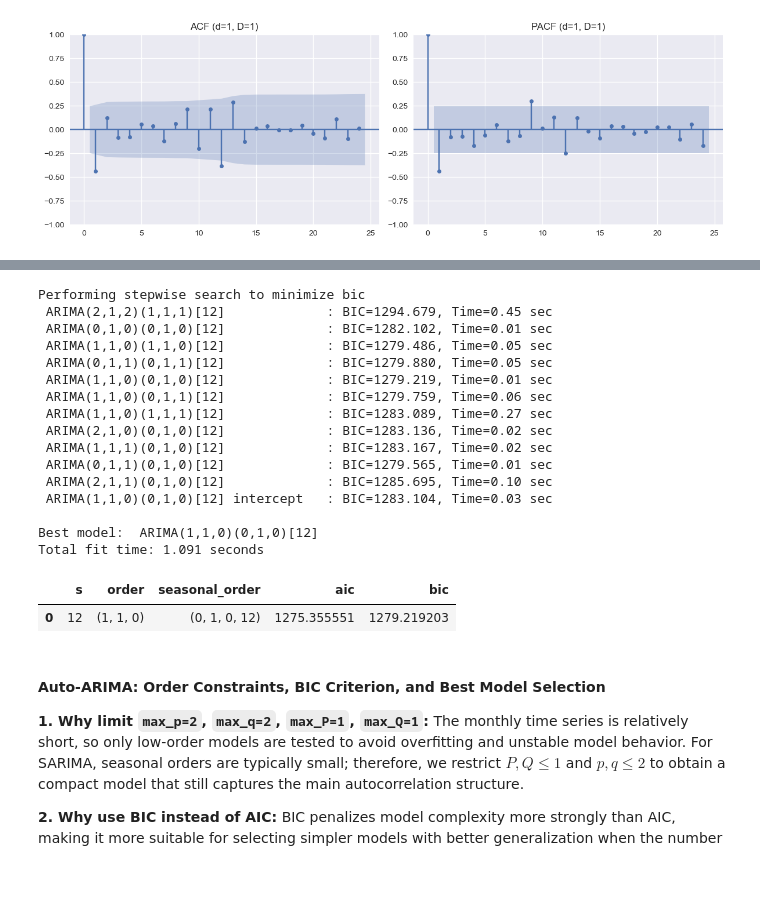
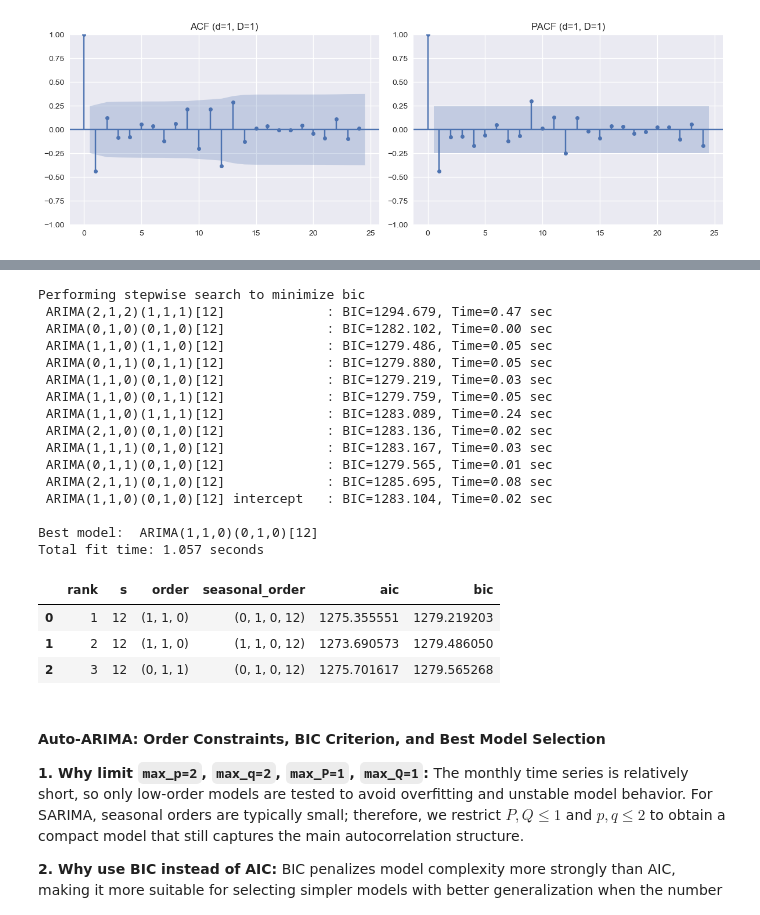
Before and after one commit to HoangPhuc-999/Forecasting-China-EV-Sales, a Jupyter notebook: Notebooks/02_Time_Series_Modeling.ipynb, the cells around one changed output, grey strips where cells are left out. Cells and saved outputs as stored; diff of their text form; code cells hidden in the pictures; blank space fills up the shorter version.

```diff
--- a/Notebooks/02_Time_Series_Modeling.ipynb
+++ b/Notebooks/02_Time_Series_Modeling.ipynb
@@ -162,59 +247,76 @@ s = 12
 d_used = 1
 D_used = 1
 
-model = auto_arima(
+# Get best model + all valid fitted candidates to show top configurations
+fit_results = auto_arima(
     train,
     seasonal=True,
     m=s,
     d=d_used,
     D=D_used,
     max_p=2,
     max_q=2,
     max_P=1,
     max_Q=1,
     information_criterion="bic",
     stepwise=True,
     trace=True,
     error_action="ignore",
     suppress_warnings=True,
     method="lbfgs",
     maxiter=2000,
+    return_valid_fits=True,
 )
 
-summary_table = (
-    pd.DataFrame([
+if isinstance(fit_results, tuple):
+    valid_fits = list(fit_results)
+    model = valid_fits[0]
+else:
+    model = fit_results
+    valid_fits = [model]
+
+summary_rows = []
+for fitted in valid_fits:
+    summary_rows.append(
         {
             "s": s,
-            "order": model.order,
-            "seasonal_order": model.seasonal_order,
-            "aic": model.aic(),
-            "bic": model.bic(),
+            "order": fitted.order,
+            "seasonal_order": fitted.seasonal_order,
+            "aic": fitted.aic(),
+            "bic": fitted.bic(),
         }
-    ])
-    .sort_values(["aic", "bic"])
+    )
+
+summary_table = (
+    pd.DataFrame(summary_rows)
+    .sort_values(["bic", "aic"])
+    .head(3)
     .reset_index(drop=True)
 )
+summary_table.insert(0, "rank", np.arange(1, len(summary_table) + 1))
 
 summary_table
 # %% [output]
 Performing stepwise search to minimize bic
- ARIMA(2,1,2)(1,1,1)[12]             : BIC=1294.679, Time=0.45 sec
- ARIMA(0,1,0)(0,1,0)[12]             : BIC=1282.102, Time=0.01 sec
+ ARIMA(2,1,2)(1,1,1)[12]             : BIC=1294.679, Time=0.47 sec
+ ARIMA(0,1,0)(0,1,0)[12]             : BIC=1282.102, Time=0.00 sec
  ARIMA(1,1,0)(1,1,0)[12]             : BIC=1279.486, Time=0.05 sec
  ARIMA(0,1,1)(0,1,1)[12]             : BIC=1279.880, Time=0.05 sec
- ARIMA(1,1,0)(0,1,0)[12]             : BIC=1279.219, Time=0.01 sec
- ARIMA(1,1,0)(0,1,1)[12]             : BIC=1279.759, Time=0.06 sec
- ARIMA(1,1,0)(1,1,1)[12]             : BIC=1283.089, Time=0.27 sec
+ ARIMA(1,1,0)(0,1,0)[12]             : BIC=1279.219, Time=0.03 sec
+ ARIMA(1,1,0)(0,1,1)[12]             : BIC=1279.759, Time=0.05 sec
+ ARIMA(1,1,0)(1,1,1)[12]             : BIC=1283.089, Time=0.24 sec
  ARIMA(2,1,0)(0,1,0)[12]             : BIC=1283.136, Time=0.02 sec
- ARIMA(1,1,1)(0,1,0)[12]             : BIC=1283.167, Time=0.02 sec
+ ARIMA(1,1,1)(0,1,0)[12]             : BIC=1283.167, Time=0.03 sec
  ARIMA(0,1,1)(0,1,0)[12]             : BIC=1279.565, Time=0.01 sec
- ARIMA(2,1,1)(0,1,0)[12]             : BIC=1285.695, Time=0.10 sec
- ARIMA(1,1,0)(0,1,0)[12] intercept   : BIC=1283.104, Time=0.03 sec
+ ARIMA(2,1,1)(0,1,0)[12]             : BIC=1285.695, Time=0.08 sec
+ ARIMA(1,1,0)(0,1,0)[12] intercept   : BIC=1283.104, Time=0.02 sec
 
 Best model:  ARIMA(1,1,0)(0,1,0)[12]
-Total fit time: 1.091 seconds
+Total fit time: 1.057 seconds
-|  | s | order | seasonal_order | aic | bic |
-| 0 | 12 | (1, 1, 0) | (0, 1, 0, 12) | 1275.355551 | 1279.219203 |
+|  | rank | s | order | seasonal_order | aic | bic |
+| 0 | 1 | 12 | (1, 1, 0) | (0, 1, 0, 12) | 1275.355551 | 1279.219203 |
+| 1 | 2 | 12 | (1, 1, 0) | (1, 1, 0, 12) | 1273.690573 | 1279.486050 |
+| 2 | 3 | 12 | (0, 1, 1) | (0, 1, 0, 12) | 1275.701617 | 1279.565268 |
 # %% [markdown]
 #### Auto-ARIMA: Order Constraints, BIC Criterion, and Best Model Selection
 
```
Also changed, not shown: parts of 16 cells of this notebook.
